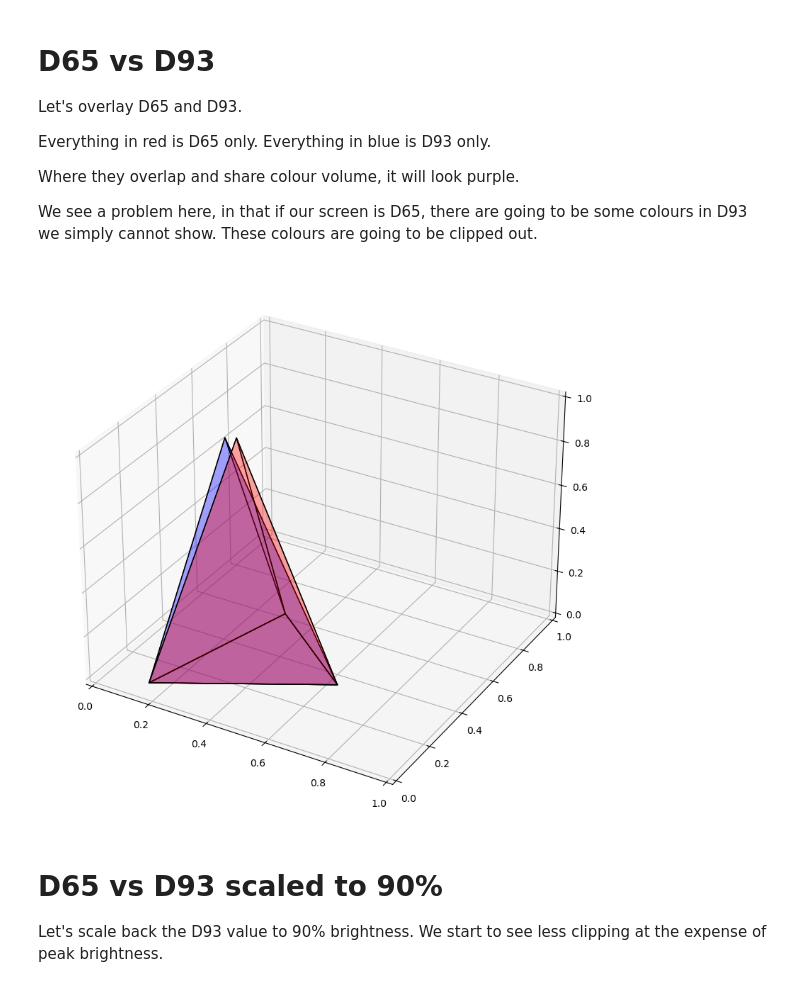
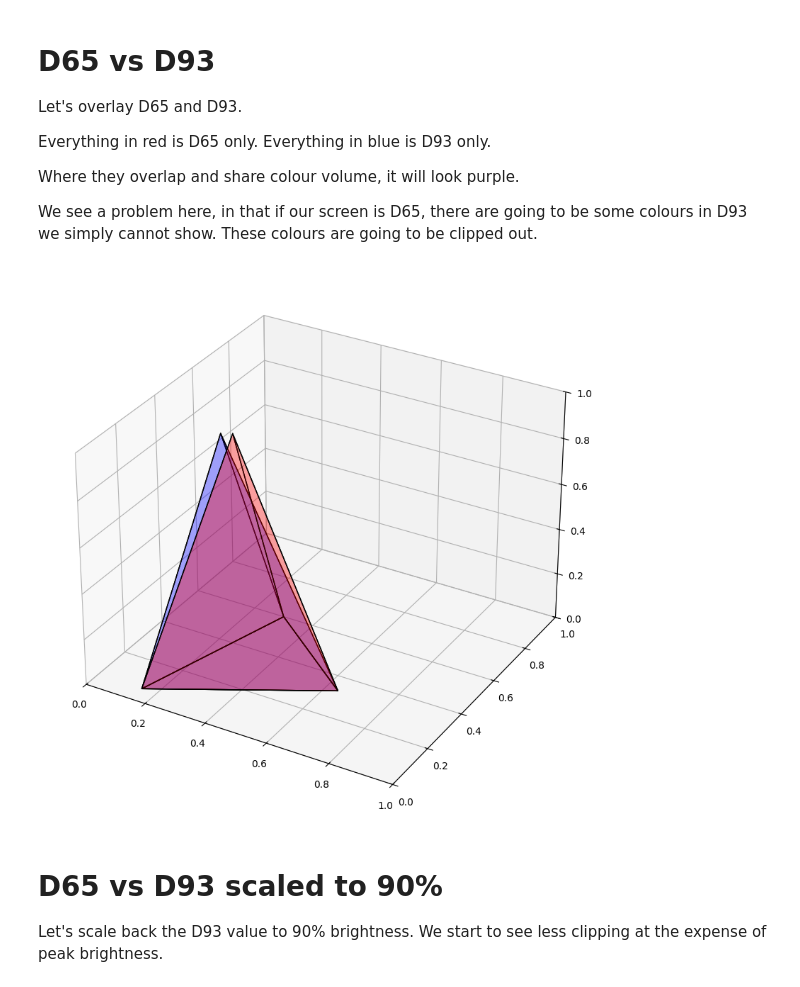
Before and after one commit to danmons/colour_matrix_adaptations, a Jupyter notebook: jupyter/compare_gamut.ipynb, the cells around one changed output. Drawn from its saved outputs; the diff is of its cells as text; code cells hidden in the pictures.

```diff
--- a/jupyter/compare_gamut.ipynb
+++ b/jupyter/compare_gamut.ipynb
@@ -172,17 +181,21 @@ We see a problem here, in that if our screen is D65, there are going to be some
 # %%
 fig_d65_d93 = plt.figure()
 a_d65_d93 = fig_d65_d93.add_subplot(111, projection='3d')
+
+a_d65_d93.axes.set_xlim3d(left=0.0, right=1.0)
+a_d65_d93.axes.set_ylim3d(bottom=0.0, top=1.0)
+a_d65_d93.axes.set_zlim3d(bottom=0.0, top=1.0)
 
 # plot sides
 a_d65_d93.add_collection3d(Poly3DCollection(p_BT709_D65,
  facecolors='red', linewidths=1, edgecolors='black', alpha=.2))
 
 a_d65_d93.add_collection3d(Poly3DCollection(p_BT709_D93_100,
  facecolors='blue', linewidths=1, edgecolors='black', alpha=.2))
 
 plt.draw()
 # %% [output]
-[figure, old version]
+[figure, new version]
 # %% [markdown]
 # D65 vs D93 scaled to 90%
 
```
Also changed, not shown: parts of 8 cells of this notebook.
